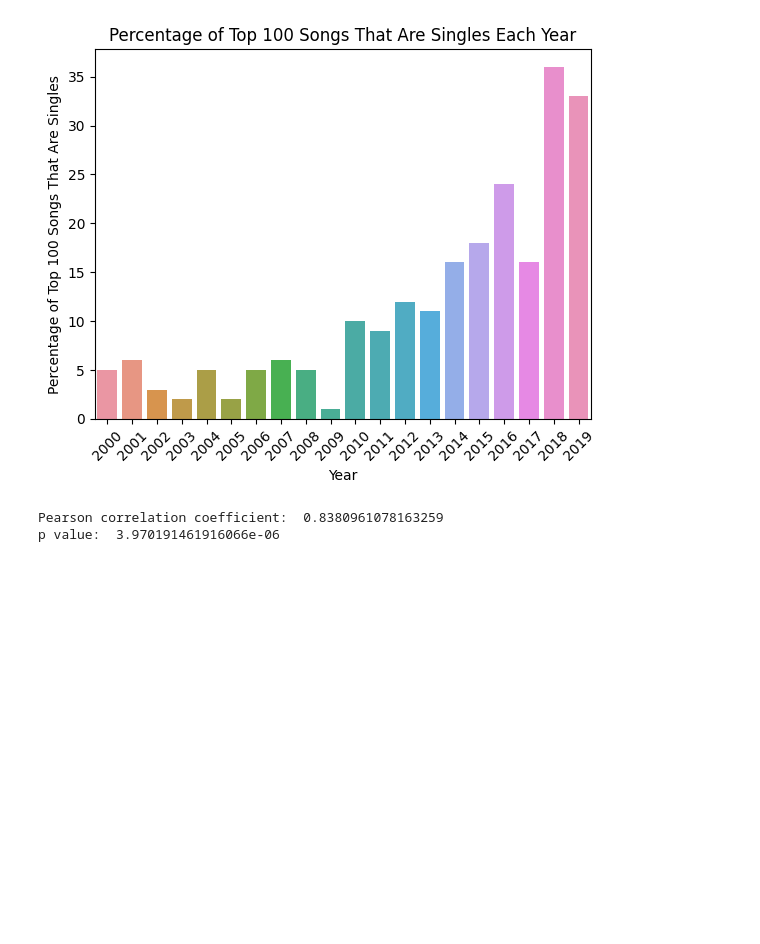
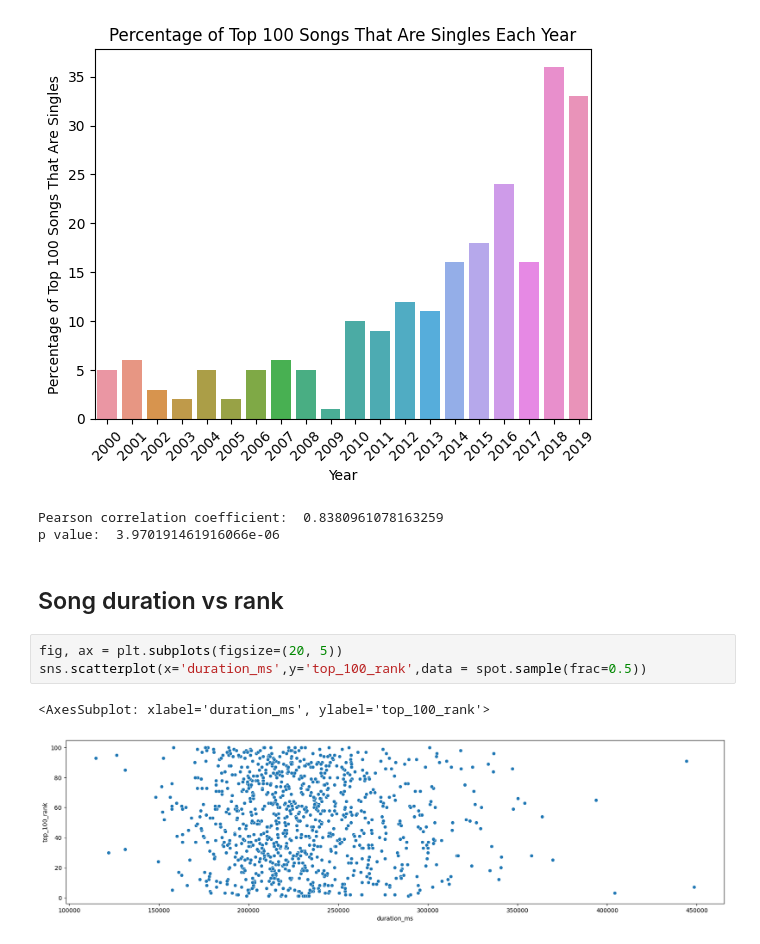
Before and after one commit to GavinMurdock/cs5830_project3, a Jupyter notebook: project3.ipynb, the cells around one changed output. Saved outputs shown, nothing was run; the diff lists cells and outputs as text; blank space fills up the shorter version.

```diff
--- a/project3.ipynb
+++ b/project3.ipynb
@@ -142,3 +175,11 @@ print('p value: ', p)
 [figure]
 Pearson correlation coefficient:  0.8380961078163259
 p value:  3.970191461916066e-06
+# %% [markdown]
+## Song duration vs rank
+# %%
+fig, ax = plt.subplots(figsize=(20, 5))
+sns.scatterplot(x='duration_ms',y='top_100_rank',data = spot.sample(frac=0.5))
+# %% [output]
+<AxesSubplot: xlabel='duration_ms', ylabel='top_100_rank'>
+[figure, added]
```
Also changed, not shown: parts of 18 cells of this notebook, 1 other file.
